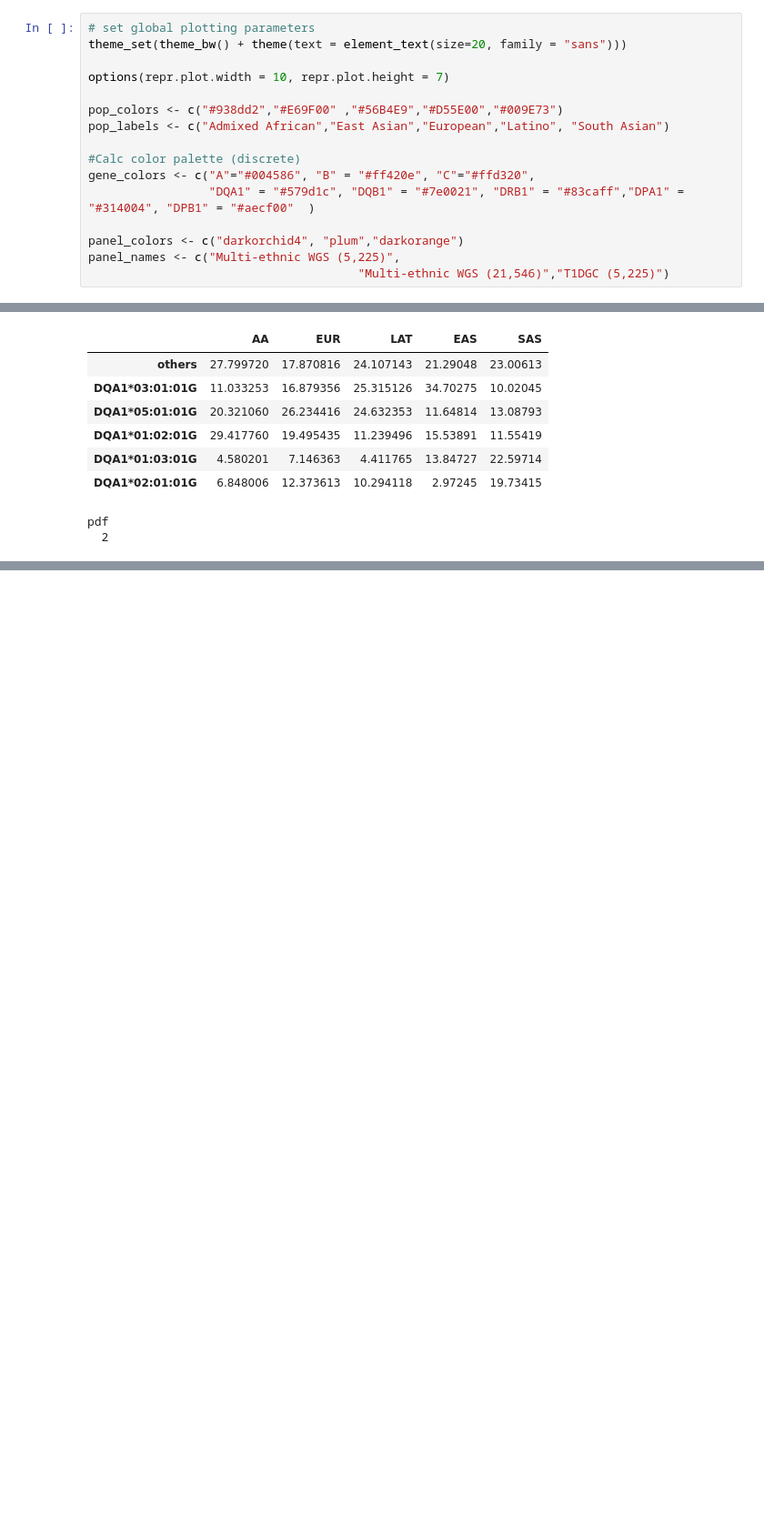
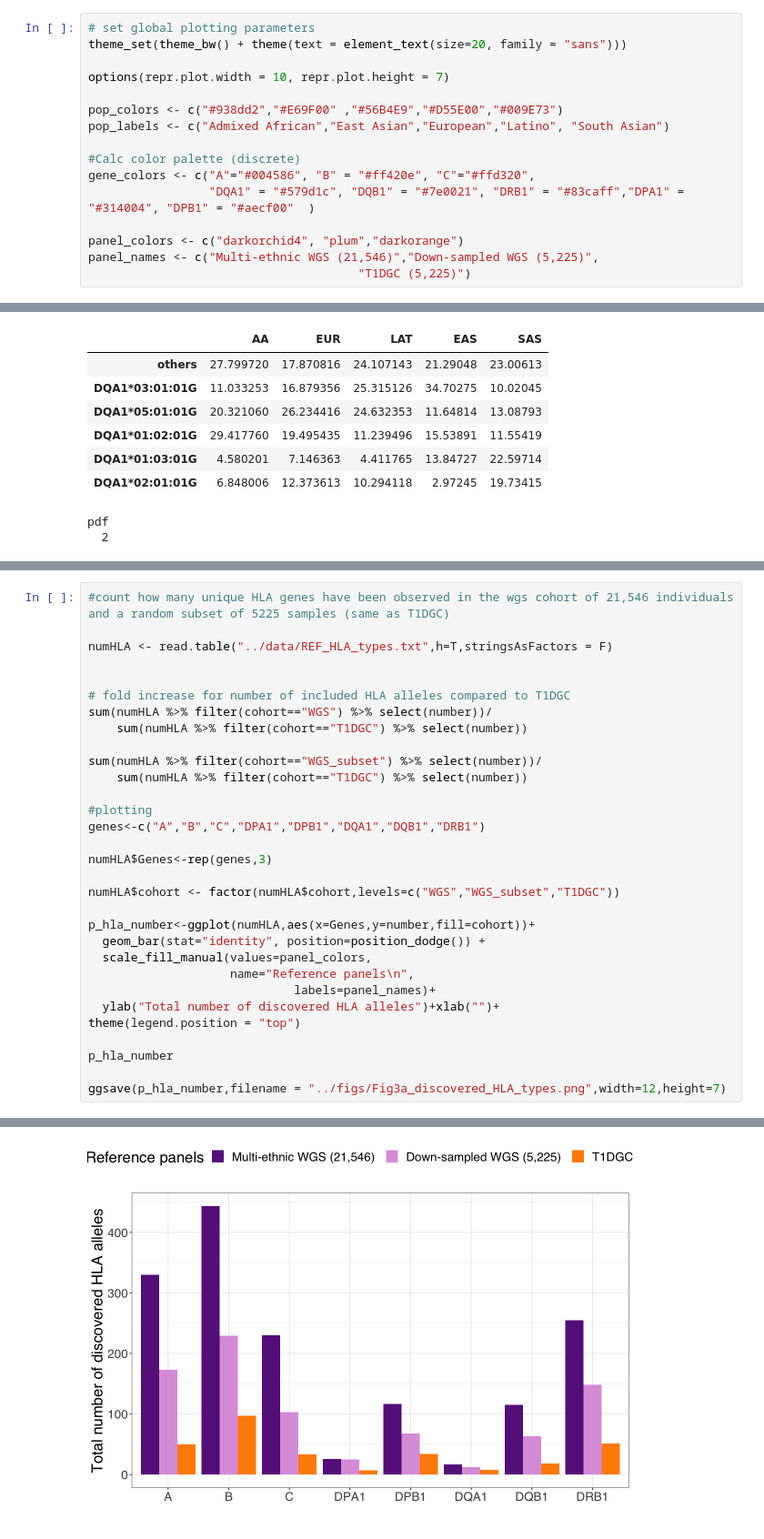
Before and after one commit to immunogenomics/HLA-TAPAS, a Jupyter notebook: manuscript/scripts/Main_Figures.ipynb, the cells around one changed output, grey strips where cells are left out. Shown at 91% size. Saved outputs shown, nothing was run; the diff lists cells and outputs as text; blank space fills up the shorter version.

Commit message:
Main figure 3

```diff
--- a/manuscript/scripts/Main_Figures.ipynb
+++ b/manuscript/scripts/Main_Figures.ipynb
@@ -57,8 +40,8 @@ gene_colors <- c("A"="#004586", "B" = "#ff420e", "C"="#ffd320",
                  "DQA1" = "#579d1c", "DQB1" = "#7e0021", "DRB1" = "#83caff","DPA1" = "#314004", "DPB1" = "#aecf00"  )
 
 panel_colors <- c("darkorchid4", "plum","darkorange")
-panel_names <- c("Multi-ethnic WGS (5,225)",
-                                      "Multi-ethnic WGS (21,546)","T1DGC (5,225)")
+panel_names <- c("Multi-ethnic WGS (21,546)","Down-sampled WGS (5,225)",
+                                      "T1DGC (5,225)")
 # %% [markdown]
 ## Population Diversity (Figure 1)
 # %% [markdown]
@@ -321,0 +313,32 @@ with data
+# %%
+#count how many unique HLA genes have been observed in the wgs cohort of 21,546 individuals and a random subset of 5225 samples (same as T1DGC)
+
+numHLA <- read.table("../data/REF_HLA_types.txt",h=T,stringsAsFactors = F)
+
+
+# fold increase for number of included HLA alleles compared to T1DGC
+sum(numHLA %>% filter(cohort=="WGS") %>% select(number))/
+    sum(numHLA %>% filter(cohort=="T1DGC") %>% select(number))
+
+sum(numHLA %>% filter(cohort=="WGS_subset") %>% select(number))/
+    sum(numHLA %>% filter(cohort=="T1DGC") %>% select(number))
+
+#plotting
+genes<-c("A","B","C","DPA1","DPB1","DQA1","DQB1","DRB1")
+
+numHLA$Genes<-rep(genes,3)
+
+numHLA$cohort <- factor(numHLA$cohort,levels=c("WGS","WGS_subset","T1DGC"))
+
+p_hla_number<-ggplot(numHLA,aes(x=Genes,y=number,fill=cohort))+
+  geom_bar(stat="identity", position=position_dodge()) +
+  scale_fill_manual(values=panel_colors,
+                    name="Reference panels\n",
+                             labels=panel_names)+
+  ylab("Total number of discovered HLA alleles")+xlab("")+
+theme(legend.position = "top")
+
+p_hla_number
+
+ggsave(p_hla_number,filename = "../figs/Fig3a_discovered_HLA_types.png",width=12,height=7)
+# %% [output]
@@ -321,0 +347 @@ with data
+[figure, added]
```
Also changed, not shown: parts of 17 cells of this notebook, 15 other files.
